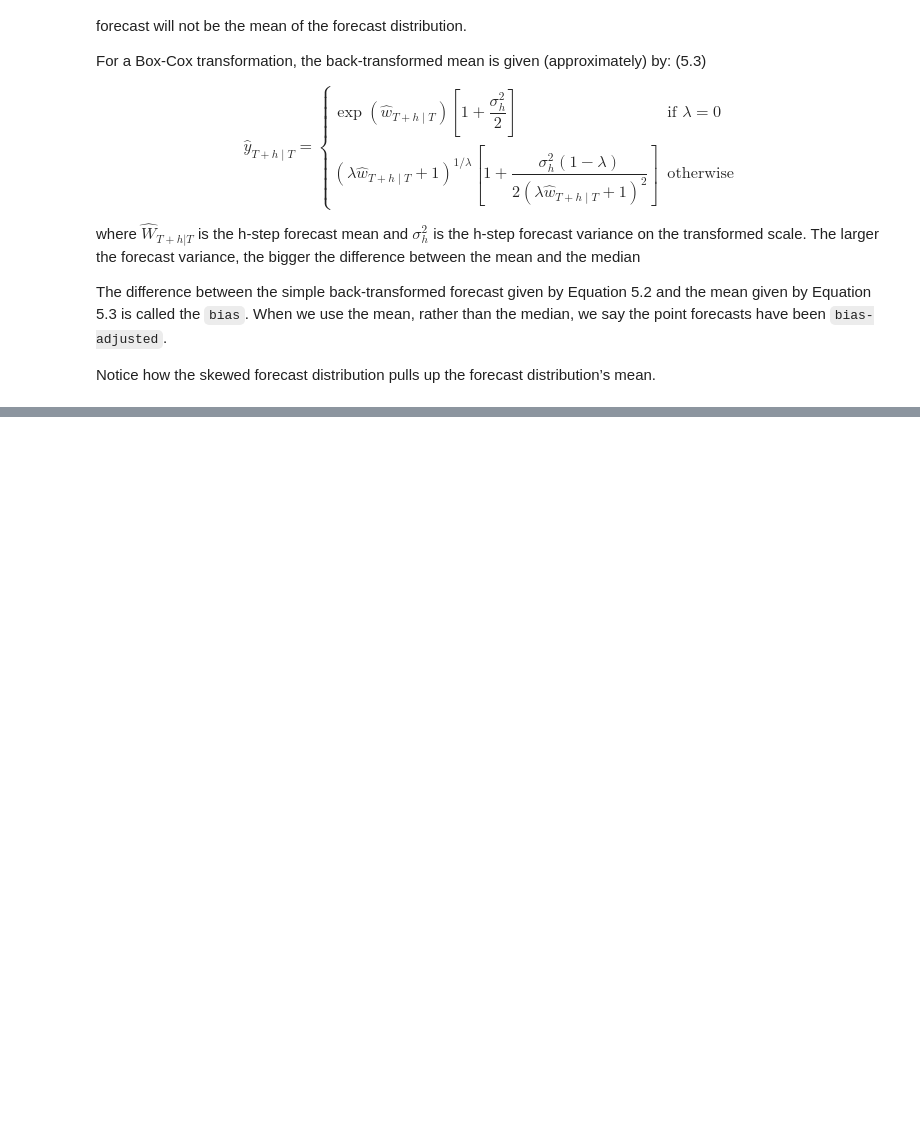
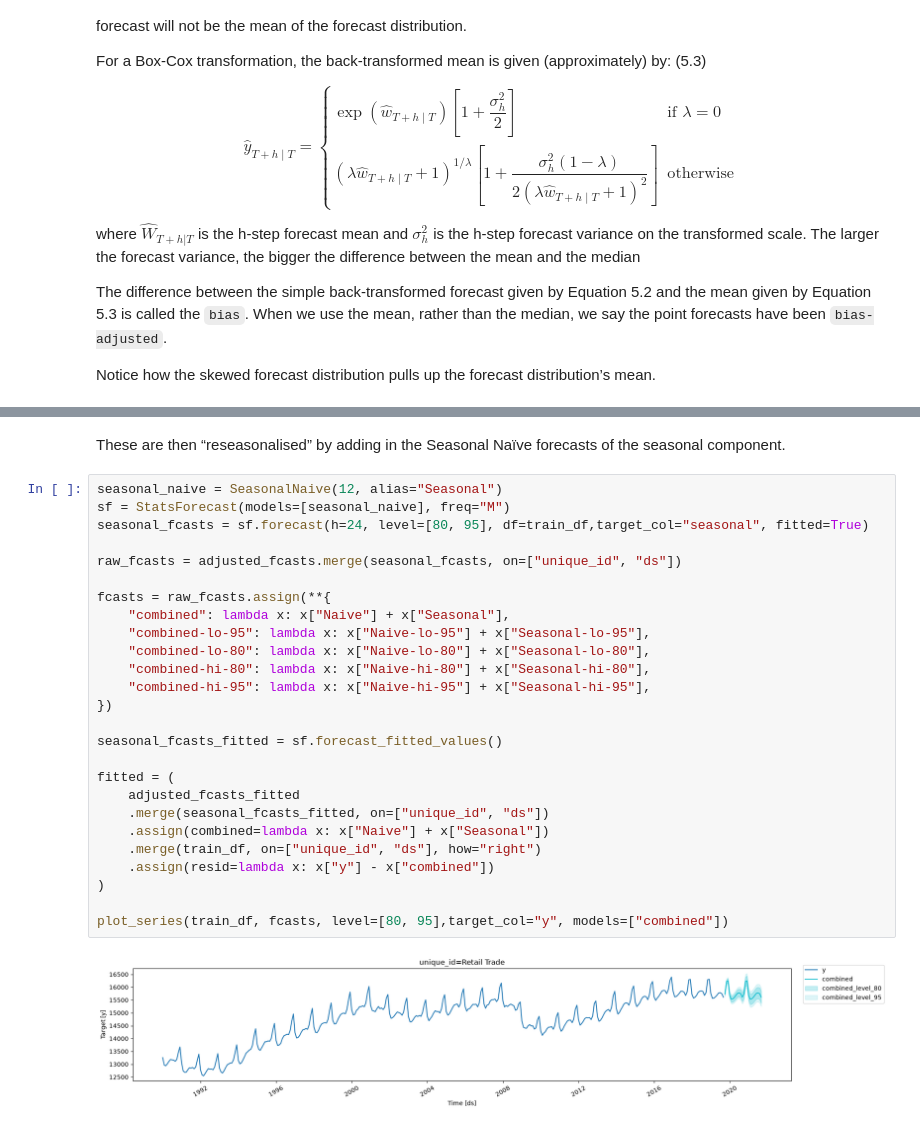
Before and after one commit to Minajamfum/forecasting, a Jupyter notebook: chapter5.ipynb, the cells around one changed output, grey strips where cells are left out. Cells and saved outputs as stored; diff of their text form; blank space fills up the shorter version.

```diff
--- a/chapter5.ipynb
+++ b/chapter5.ipynb
@@ -604,0 +647,30 @@ Notice how the skewed forecast distribution pulls up the forecast distribution
+# %% [markdown]
+These are then “reseasonalised” by adding in the Seasonal Naïve forecasts of the seasonal component.
+# %%
+seasonal_naive = SeasonalNaive(12, alias="Seasonal")
+sf = StatsForecast(models=[seasonal_naive], freq="M")
+seasonal_fcasts = sf.forecast(h=24, level=[80, 95], df=train_df,target_col="seasonal", fitted=True)
+
+raw_fcasts = adjusted_fcasts.merge(seasonal_fcasts, on=["unique_id", "ds"])
+
+fcasts = raw_fcasts.assign(**{
+    "combined": lambda x: x["Naive"] + x["Seasonal"],
+    "combined-lo-95": lambda x: x["Naive-lo-95"] + x["Seasonal-lo-95"],
+    "combined-lo-80": lambda x: x["Naive-lo-80"] + x["Seasonal-lo-80"],
+    "combined-hi-80": lambda x: x["Naive-hi-80"] + x["Seasonal-hi-80"],
+    "combined-hi-95": lambda x: x["Naive-hi-95"] + x["Seasonal-hi-95"],
+})
+
+seasonal_fcasts_fitted = sf.forecast_fitted_values()
+
+fitted = (
+    adjusted_fcasts_fitted
+    .merge(seasonal_fcasts_fitted, on=["unique_id", "ds"])
+    .assign(combined=lambda x: x["Naive"] + x["Seasonal"])
+    .merge(train_df, on=["unique_id", "ds"], how="right")
+    .assign(resid=lambda x: x["y"] - x["combined"])
+)
+
+plot_series(train_df, fcasts, level=[80, 95],target_col="y", models=["combined"])
+# %% [output]
+[figure, added]
```
Also changed, not shown: parts of 9 cells of this notebook.
